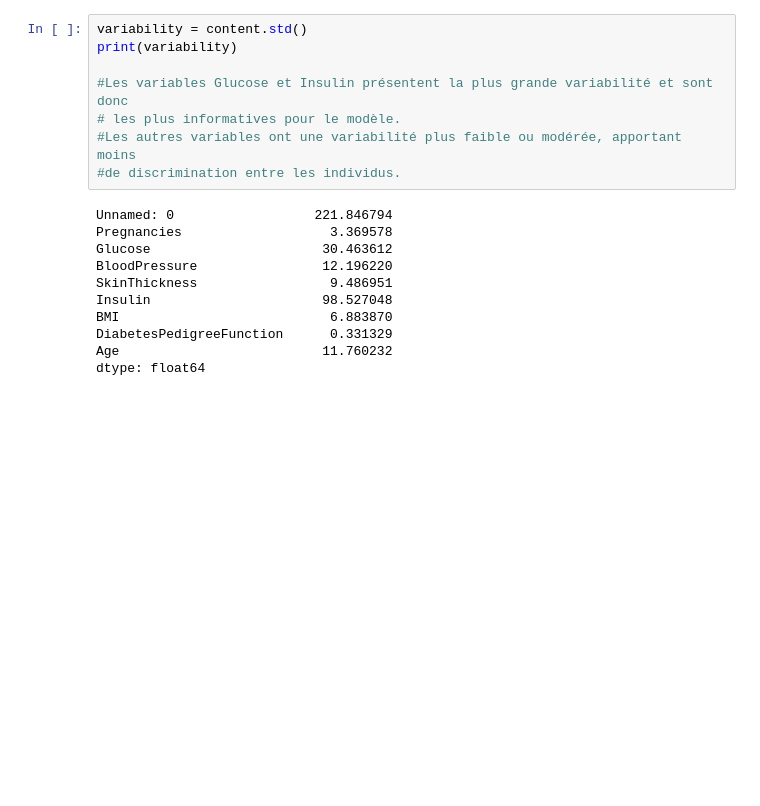
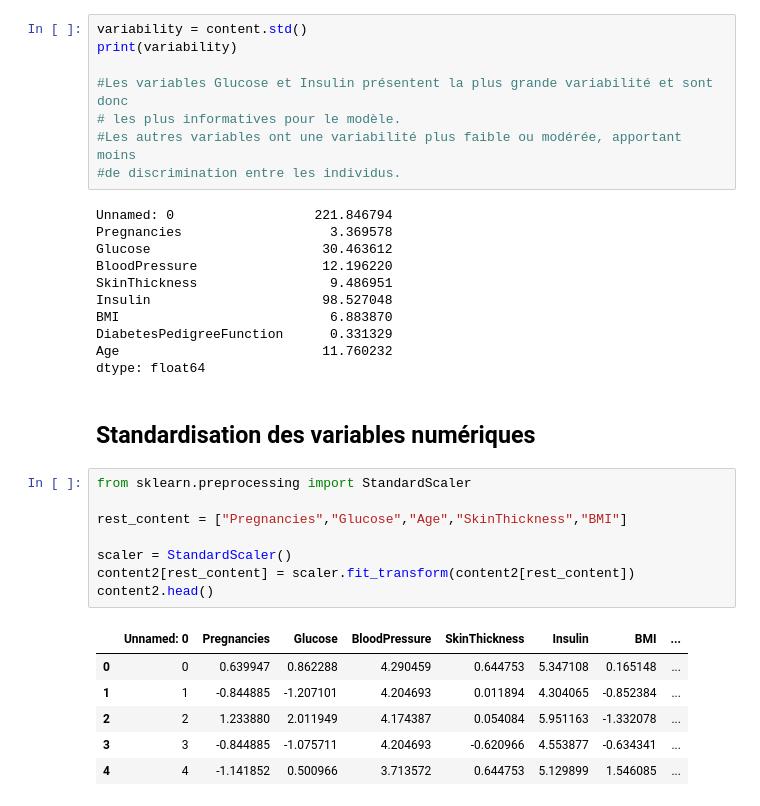
Before and after one commit to bouchta65/DiabetesTrackAI, a Jupyter notebook: src/2_preprocessing.ipynb, the cells around one changed output. Drawn from its saved outputs; the diff is of its cells as text; blank space fills up the shorter version.

Commit message:
Standardisation des variables sélectionnées (Pregnancies, Glucose, Age, SkinThickness, BMI) avec StandardScaler

```diff
--- a/src/2_preprocessing.ipynb
+++ b/src/2_preprocessing.ipynb
@@ -175,3 +175,20 @@ BMI                           6.883870
 DiabetesPedigreeFunction      0.331329
 Age                          11.760232
 dtype: float64
+# %% [markdown]
+## Standardisation des variables numériques
+# %%
+from sklearn.preprocessing import StandardScaler
+
+rest_content = ["Pregnancies","Glucose","Age","SkinThickness","BMI"]
+
+scaler = StandardScaler()
+content2[rest_content] = scaler.fit_transform(content2[rest_content])
+content2.head()
+# %% [output]
+|  | Unnamed: 0 | Pregnancies | Glucose | BloodPressure | SkinThickness | Insulin | BMI | ... |
+| 0 | 0 | 0.639947 | 0.862288 | 4.290459 | 0.644753 | 5.347108 | 0.165148 | ... |
+| 1 | 1 | -0.844885 | -1.207101 | 4.204693 | 0.011894 | 4.304065 | -0.852384 | ... |
+| 2 | 2 | 1.233880 | 2.011949 | 4.174387 | 0.054084 | 5.951163 | -1.332078 | ... |
+| 3 | 3 | -0.844885 | -1.075711 | 4.204693 | -0.620966 | 4.553877 | -0.634341 | ... |
+| 4 | 4 | -1.141852 | 0.500966 | 3.713572 | 0.644753 | 5.129899 | 1.546085 | ... |
```
